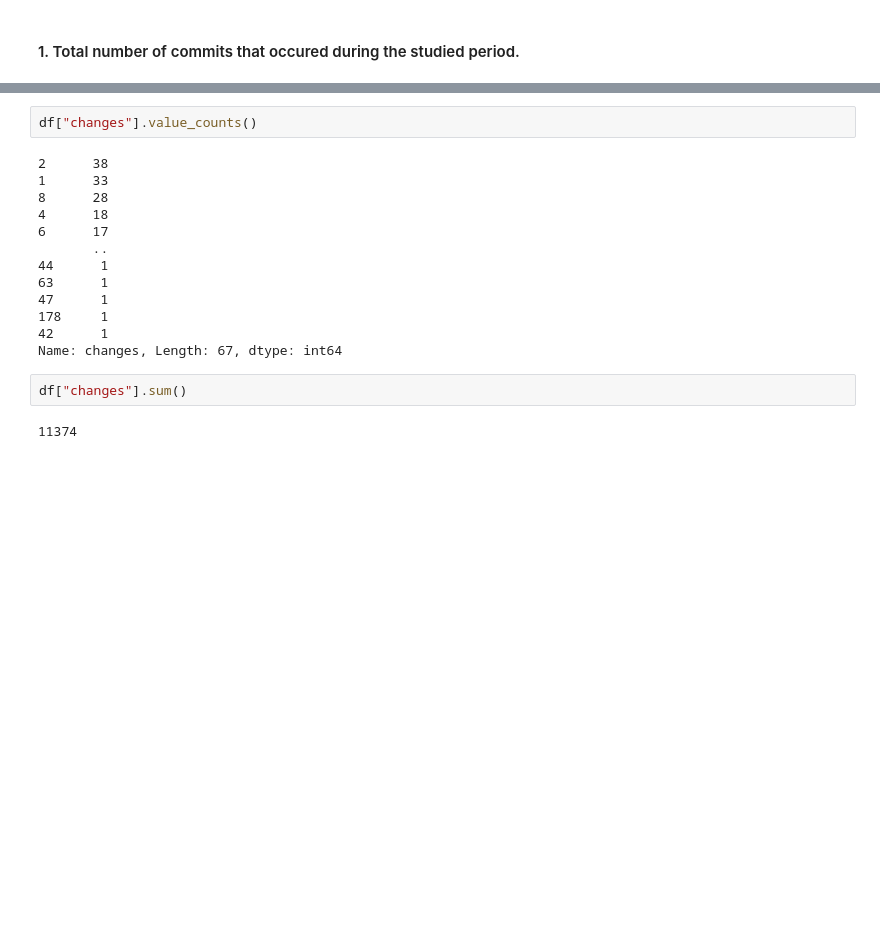
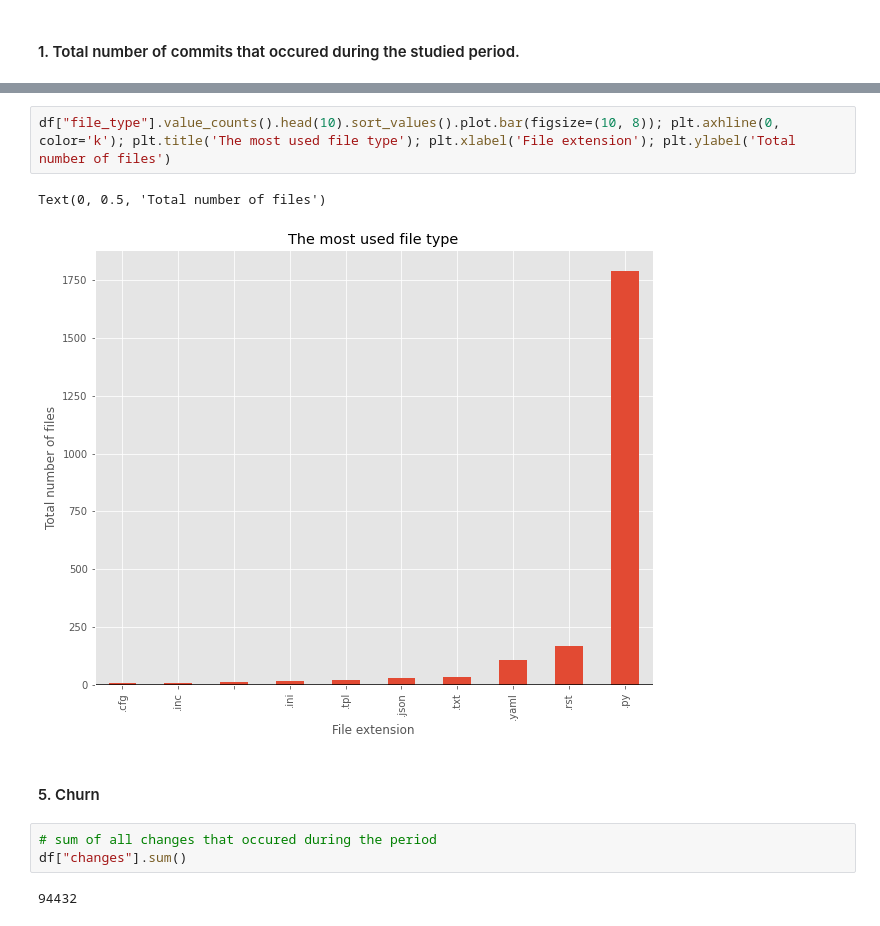
Before and after one commit to TempleOkosun/Mining-OpenStackNova, a Jupyter notebook: Mining OpenStackNova Repo Notebook.ipynb, the cells around one changed output, grey strips where cells are left out. Saved outputs shown, nothing was run; the diff lists cells and outputs as text; blank space fills up the shorter version.

```diff
--- a/Mining OpenStackNova Repo Notebook.ipynb
+++ b/Mining OpenStackNova Repo Notebook.ipynb
@@ -232,20 +240,13 @@ df["file_type"].value_counts()
 Name: file_type, dtype: int64
-# %%
-df["changes"].value_counts()
-# %% [output]
-2      38
-1      33
-8      28
-4      18
-6      17
-       ..
-44      1
-63      1
-47      1
-178     1
-42      1
-Name: changes, Length: 67, dtype: int64
-# %%
-df["changes"].sum()
-# %% [output]
-11374
+# %%
+df["file_type"].value_counts().head(10).sort_values().plot.bar(figsize=(10, 8)); plt.axhline(0, color='k'); plt.title('The most used file type'); plt.xlabel('File extension'); plt.ylabel('Total number of files')
+# %% [output]
+Text(0, 0.5, 'Total number of files')
+[figure, added]
+# %% [markdown]
+#### 5. Churn
+# %%
+# sum of all changes that occured during the period
+df["changes"].sum()
+# %% [output]
+94432
```
Also changed, not shown: parts of 14 cells of this notebook.
